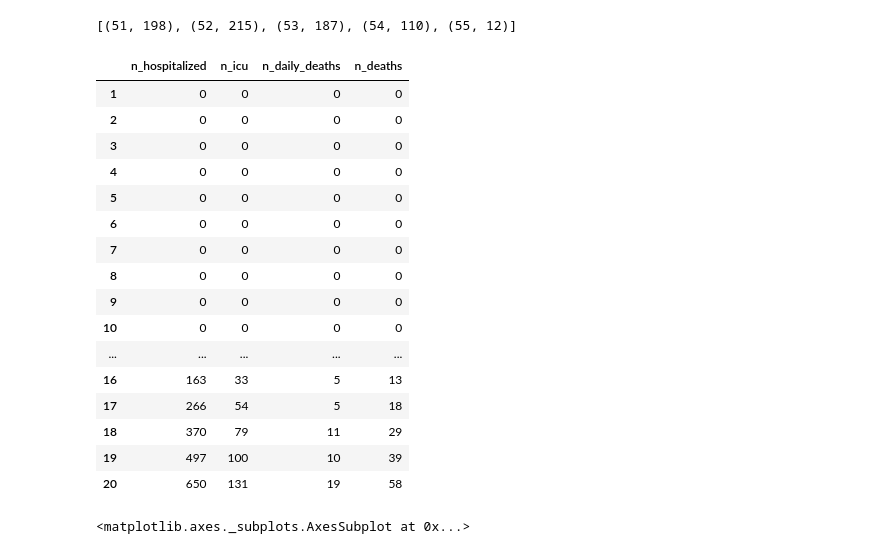
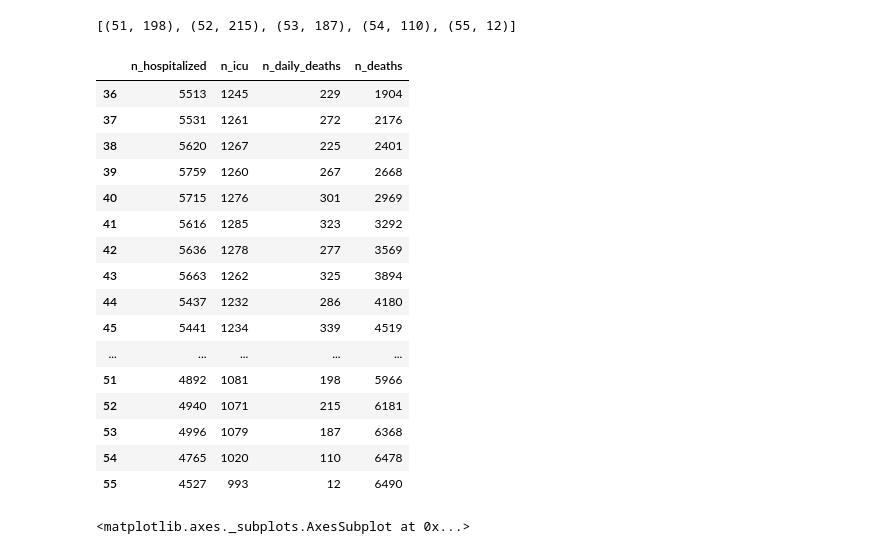
Before and after one commit to glouppe/covid19be, a Jupyter notebook: vdwnico-reimplementation-consolidated.ipynb, the cells around one changed output. Cells and saved outputs as stored; diff of their text form; code cells hidden in the pictures.

```diff
--- a/vdwnico-reimplementation-consolidated.ipynb
+++ b/vdwnico-reimplementation-consolidated.ipynb
@@ -78,25 +78,25 @@ data = pd.DataFrame({
 
 data["n_deaths"] = data["n_daily_deaths"].cumsum()
 # %%
-data.head(20)
+data.tail(20)
 # %% [output]
 |  | n_hospitalized | n_icu | n_daily_deaths | n_deaths |
-| 1 | 0 | 0 | 0 | 0 |
-| 2 | 0 | 0 | 0 | 0 |
-| 3 | 0 | 0 | 0 | 0 |
-| 4 | 0 | 0 | 0 | 0 |
-| 5 | 0 | 0 | 0 | 0 |
-| 6 | 0 | 0 | 0 | 0 |
-| 7 | 0 | 0 | 0 | 0 |
-| 8 | 0 | 0 | 0 | 0 |
-| 9 | 0 | 0 | 0 | 0 |
-| 10 | 0 | 0 | 0 | 0 |
+| 36 | 5513 | 1245 | 229 | 1904 |
+| 37 | 5531 | 1261 | 272 | 2176 |
+| 38 | 5620 | 1267 | 225 | 2401 |
+| 39 | 5759 | 1260 | 267 | 2668 |
+| 40 | 5715 | 1276 | 301 | 2969 |
+| 41 | 5616 | 1285 | 323 | 3292 |
+| 42 | 5636 | 1278 | 277 | 3569 |
+| 43 | 5663 | 1262 | 325 | 3894 |
+| 44 | 5437 | 1232 | 286 | 4180 |
+| 45 | 5441 | 1234 | 339 | 4519 |
 | ... | ... | ... | ... | ... |
-| 16 | 163 | 33 | 5 | 13 |
-| 17 | 266 | 54 | 5 | 18 |
-| 18 | 370 | 79 | 11 | 29 |
-| 19 | 497 | 100 | 10 | 39 |
-| 20 | 650 | 131 | 19 | 58 |
+| 51 | 4892 | 1081 | 198 | 5966 |
+| 52 | 4940 | 1071 | 215 | 6181 |
+| 53 | 4996 | 1079 | 187 | 6368 |
+| 54 | 4765 | 1020 | 110 | 6478 |
+| 55 | 4527 | 993 | 12 | 6490 |
 # %%
 data.plot(style=".")
 # %% [output]
```
Also changed, not shown: parts of 3 cells of this notebook.
